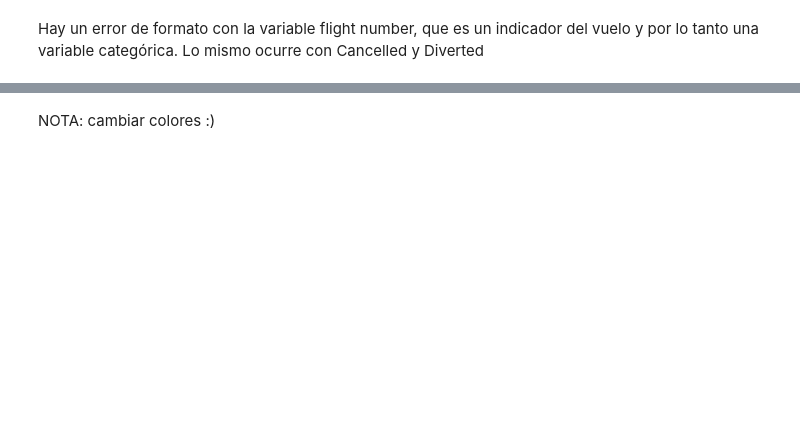
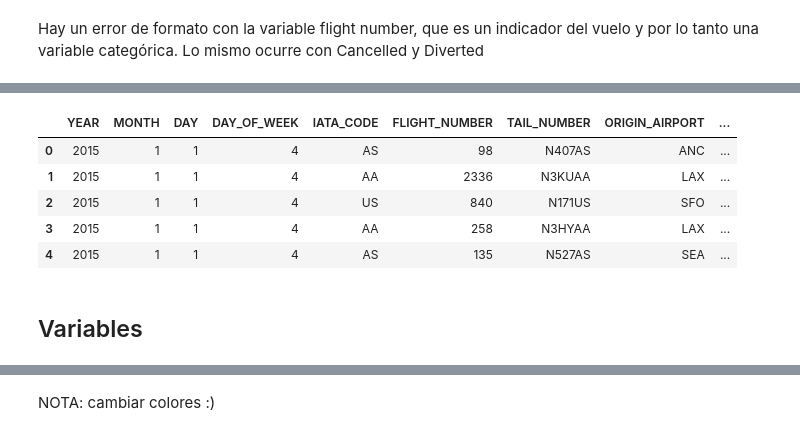
Before and after one commit to inesgfortis/Aircraft_Delays_Analysis, a Jupyter notebook: Preprocessing.ipynb, the cells around one changed output, grey strips where cells are left out. Cells and saved outputs as stored; diff of their text form; code cells hidden in the pictures; blank space fills up the shorter version.

```diff
--- a/Preprocessing.ipynb
+++ b/Preprocessing.ipynb
@@ -178,0 +78,14 @@ corr.style.background_gradient(cmap='coolwarm').set_precision(4)
+# %%
+# Unimos las columnas Year, Month y Day of Month como una única variable fecha
+# Formato por defecto mes/dia/año para que to_datetime funcione correctamente
+df["DATE"]  = df['MONTH'].astype(str) +'/'+ df['DAY'].astype(str) +'/' + df['YEAR'].astype(str)
+df["DATE"] = pd.to_datetime(df["DATE"])
+# %%
+#Eliminamos las columnas year, month y day
+df = df.drop(["YEAR","MONTH", "DAY"],axis=1)
+
+# También podemos eliminar la columna DAY_OF_WEEK ya que podemos obtenerla
+df = df.drop("DAY_OF_WEEK",axis=1)
+print(f"Ejemplo: obtener dia de la semana de la fecha {df['DATE'].iloc[0]} --> {df['DATE'].iloc[0].day_name()} (dia {df['DATE'].iloc[0].dayofweek})")
+
+# NOTA: hay que tener en cuenta que dayofweek empieza a contar en 0 = lunes
@@ -178,0 +238,8 @@ corr.style.background_gradient(cmap='coolwarm').set_precision(4)
+# %%
+# Eliminamos los cancelados
+df = df[df['CANCELLED'] == 0]
+
+#Eliminamos los redirigidos
+df = df[df['DIVERTED'] == 0]
+
+df = df.drop(["DIVERTED","CANCELLED", "CANCELLATION_REASON"],axis=1)
@@ -178,0 +250,6 @@ corr.style.background_gradient(cmap='coolwarm').set_precision(4)
+# %%
+# Vamos a añadir la el nombre asociado a las airlines
+# Cargamos los datos
+airlines = pd.read_csv("airlines.csv")
+pd.set_option('display.max_columns', None)
+airlines.head()
@@ -178,0 +263,11 @@ corr.style.background_gradient(cmap='coolwarm').set_precision(4)
+# %%
+# Renombramos la columna "AIRLINE" para poder hacer el join con la tabla de aerolineas
+df = df.rename(columns={"AIRLINE": "IATA_CODE"})
+df.head()
+# %% [output]
+|  | YEAR | MONTH | DAY | DAY_OF_WEEK | IATA_CODE | FLIGHT_NUMBER | TAIL_NUMBER | ORIGIN_AIRPORT | ... |
+| 0 | 2015 | 1 | 1 | 4 | AS | 98 | N407AS | ANC | ... |
+| 1 | 2015 | 1 | 1 | 4 | AA | 2336 | N3KUAA | LAX | ... |
+| 2 | 2015 | 1 | 1 | 4 | US | 840 | N171US | SFO | ... |
+| 3 | 2015 | 1 | 1 | 4 | AA | 258 | N3HYAA | LAX | ... |
+| 4 | 2015 | 1 | 1 | 4 | AS | 135 | N527AS | SEA | ... |
@@ -178,0 +277,2 @@ corr.style.background_gradient(cmap='coolwarm').set_precision(4)
+# %% [markdown]
+## Variables
```
Also changed, not shown: parts of 57 cells of this notebook, 3 other files.
